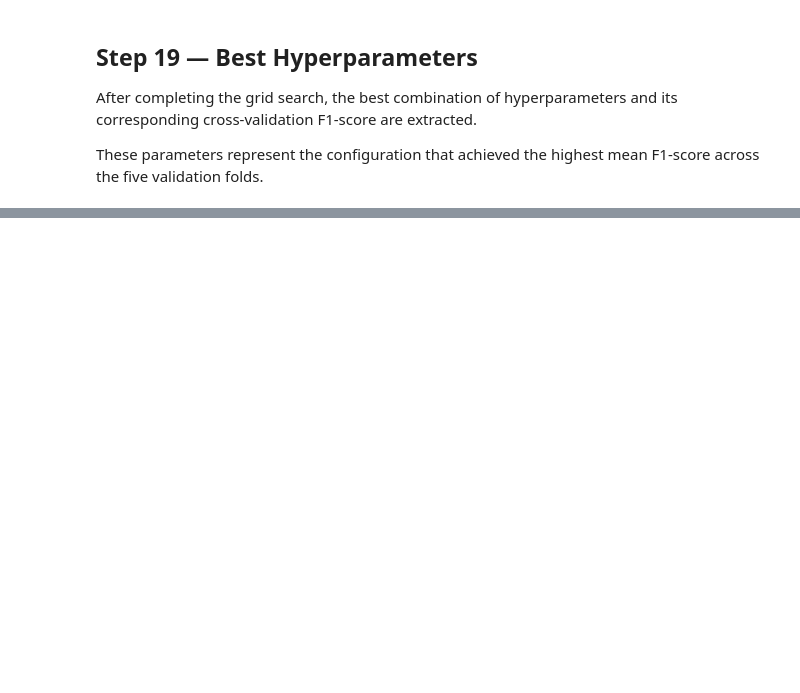
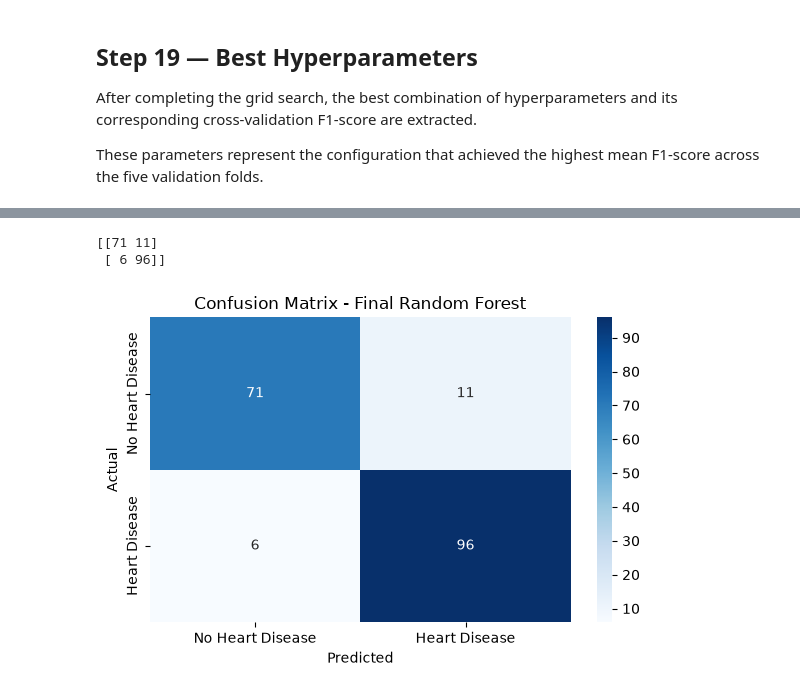
Before and after one commit to ghayda577/AI-ML-Training, a Jupyter notebook: Projects/First-Full-Project/project.ipynb, the cells around one changed output, grey strips where cells are left out. Drawn from its saved outputs; the diff is of its cells as text; code cells hidden in the pictures; blank space fills up the shorter version.

```diff
--- a/Projects/First-Full-Project/project.ipynb
+++ b/Projects/First-Full-Project/project.ipynb
@@ -1504,6 +1541,6 @@ The search is performed using the complete training set while keeping the test s
 # %%
 grid_search = GridSearchCV(
-    estimator=random_forest_pipeline,
+    estimator=final_rf_pipeline,
     param_grid=param_grid,
     cv=cv,
     scoring="f1",
@@ -1564,0 +1612,5 @@ The tuned Random Forest model will be used for the final evaluation on the held-
+# %%
+best_model = grid_search.best_estimator_
+
+print("Selected Model:")
+print(best_model)
@@ -1564,0 +1647,4 @@ The tuned Random Forest model will be used for the final evaluation on the held-
+# %%
+y_test_pred = best_model.predict(X_test)
+
+y_test_prob = best_model.predict_proba(X_test)[:, 1]
@@ -1564,0 +1726,28 @@ The tuned Random Forest model will be used for the final evaluation on the held-
+# %%
+
+cm = confusion_matrix(y_test, y_test_pred)
+
+print(cm)
+# %% [output]
+[[71 11]
+ [ 6 96]]
+# %%
+plt.figure(figsize=(6, 4))
+
+sns.heatmap(
+    cm,
+    annot=True,
+    fmt="d",
+    cmap="Blues",
+    xticklabels=["No Heart Disease", "Heart Disease"],
+    yticklabels=["No Heart Disease", "Heart Disease"]
+)
+
+plt.title("Confusion Matrix - Final Random Forest")
+plt.xlabel("Predicted")
+plt.ylabel("Actual")
+
+plt.tight_layout()
+plt.show()
+# %% [output]
+[figure, added]
```
Also changed, not shown: parts of 24 cells of this notebook.
